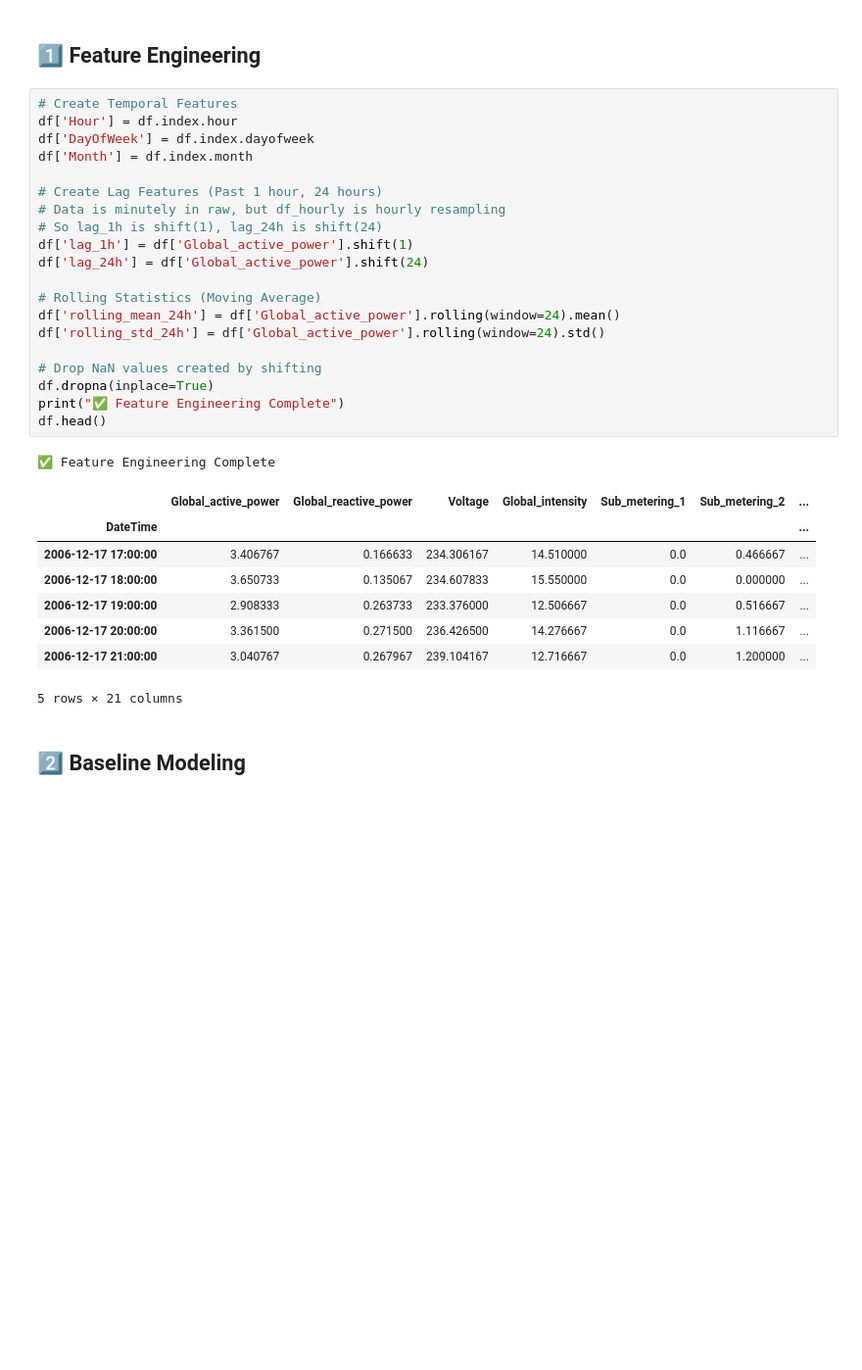
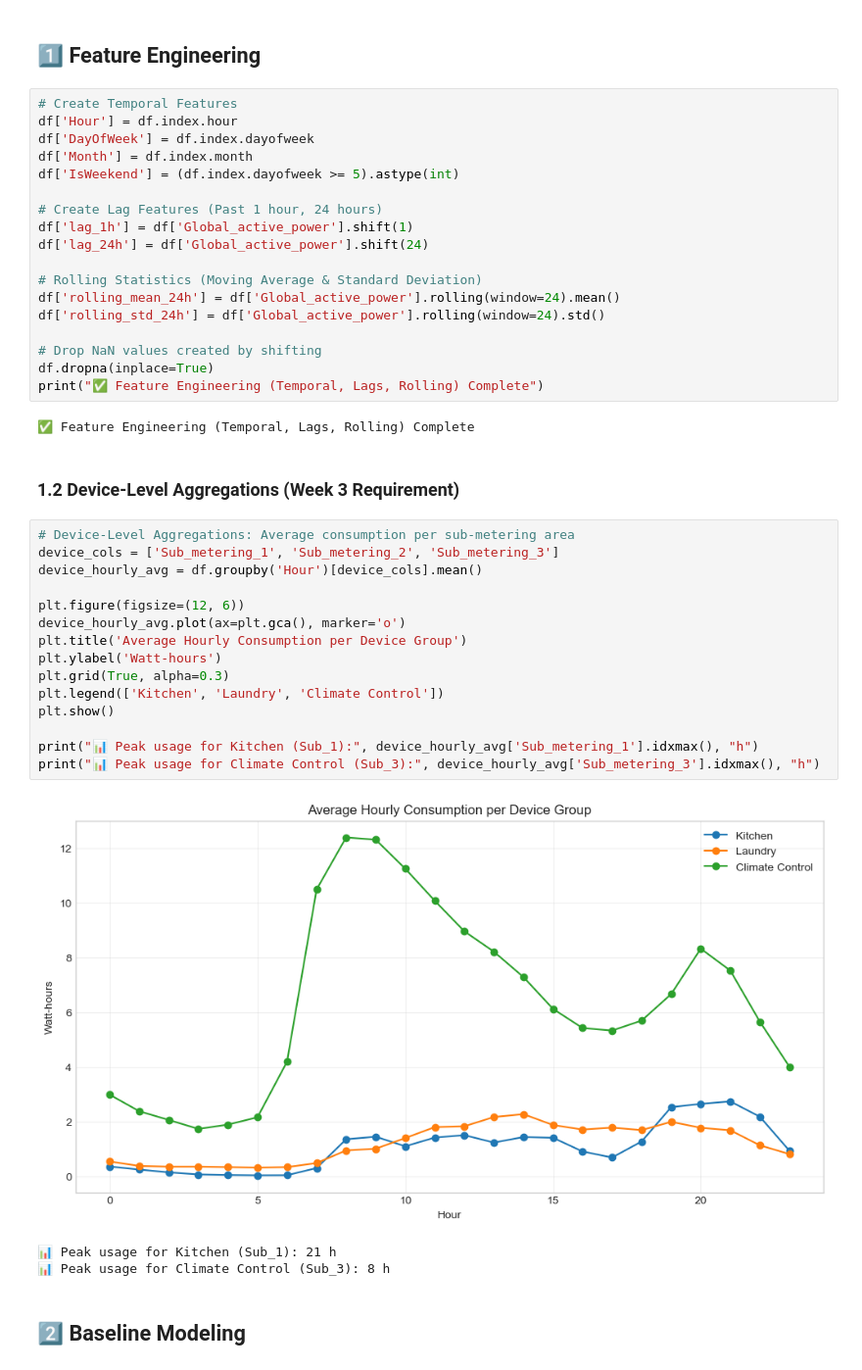
Before and after one commit to springboardmentor1361k/Smart-Energy-Consumption-Analysis-and-Prediction-using-Machine-Learning-with-Device-Level-Insights-, a Jupyter notebook: Milestone 2/milestone2.ipynb, the cells around one changed output. Shown at 98% size. Drawn from its saved outputs; the diff is of its cells as text; blank space fills up the shorter version.

Commit message:
chore: Finalize Milestone 1 & 2 with requirements-aligned features and explanations

```diff
--- a/Milestone 2/milestone2.ipynb
+++ b/Milestone 2/milestone2.ipynb
@@ -37,30 +37,41 @@ Shape: (34589, 14)
 df['Hour'] = df.index.hour
 df['DayOfWeek'] = df.index.dayofweek
 df['Month'] = df.index.month
+df['IsWeekend'] = (df.index.dayofweek >= 5).astype(int)
 
 # Create Lag Features (Past 1 hour, 24 hours)
-# Data is minutely in raw, but df_hourly is hourly resampling
-# So lag_1h is shift(1), lag_24h is shift(24)
 df['lag_1h'] = df['Global_active_power'].shift(1)
 df['lag_24h'] = df['Global_active_power'].shift(24)
 
-# Rolling Statistics (Moving Average)
+# Rolling Statistics (Moving Average & Standard Deviation)
 df['rolling_mean_24h'] = df['Global_active_power'].rolling(window=24).mean()
 df['rolling_std_24h'] = df['Global_active_power'].rolling(window=24).std()
 
 # Drop NaN values created by shifting
 df.dropna(inplace=True)
-print("✅ Feature Engineering Complete")
-df.head()
+print("✅ Feature Engineering (Temporal, Lags, Rolling) Complete")
 # %% [output]
-✅ Feature Engineering Complete
+✅ Feature Engineering (Temporal, Lags, Rolling) Complete
-|  | Global_active_power | Global_reactive_power | Voltage | Global_intensity | Sub_metering_1 | Sub_metering_2 | ... |
-| DateTime |  |  |  |  |  |  | ... |
-| 2006-12-17 17:00:00 | 3.406767 | 0.166633 | 234.306167 | 14.510000 | 0.0 | 0.466667 | ... |
-| 2006-12-17 18:00:00 | 3.650733 | 0.135067 | 234.607833 | 15.550000 | 0.0 | 0.000000 | ... |
-| 2006-12-17 19:00:00 | 2.908333 | 0.263733 | 233.376000 | 12.506667 | 0.0 | 0.516667 | ... |
-| 2006-12-17 20:00:00 | 3.361500 | 0.271500 | 236.426500 | 14.276667 | 0.0 | 1.116667 | ... |
-| 2006-12-17 21:00:00 | 3.040767 | 0.267967 | 239.104167 | 12.716667 | 0.0 | 1.200000 | ... |
-5 rows × 21 columns
+# %% [markdown]
+### 1.2 Device-Level Aggregations (Week 3 Requirement)
+# %%
+# Device-Level Aggregations: Average consumption per sub-metering area
+device_cols = ['Sub_metering_1', 'Sub_metering_2', 'Sub_metering_3']
+device_hourly_avg = df.groupby('Hour')[device_cols].mean()
+
+plt.figure(figsize=(12, 6))
+device_hourly_avg.plot(ax=plt.gca(), marker='o')
+plt.title('Average Hourly Consumption per Device Group')
+plt.ylabel('Watt-hours')
+plt.grid(True, alpha=0.3)
+plt.legend(['Kitchen', 'Laundry', 'Climate Control'])
+plt.show()
+
+print("📊 Peak usage for Kitchen (Sub_1):", device_hourly_avg['Sub_metering_1'].idxmax(), "h")
+print("📊 Peak usage for Climate Control (Sub_3):", device_hourly_avg['Sub_metering_3'].idxmax(), "h")
+# %% [output]
+[figure, added]
+📊 Peak usage for Kitchen (Sub_1): 21 h
+📊 Peak usage for Climate Control (Sub_3): 8 h
 # %% [markdown]
 ## 2️⃣ Baseline Modeling
```
Also changed, not shown: parts of 2 cells of this notebook, 4 other files.
